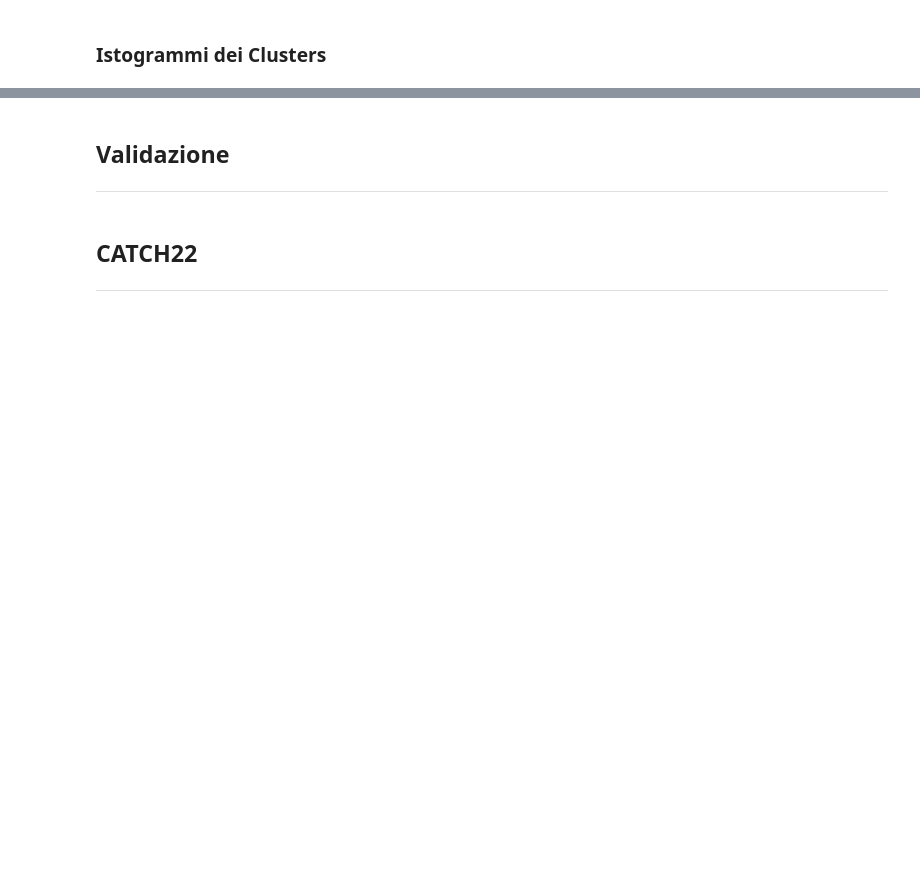
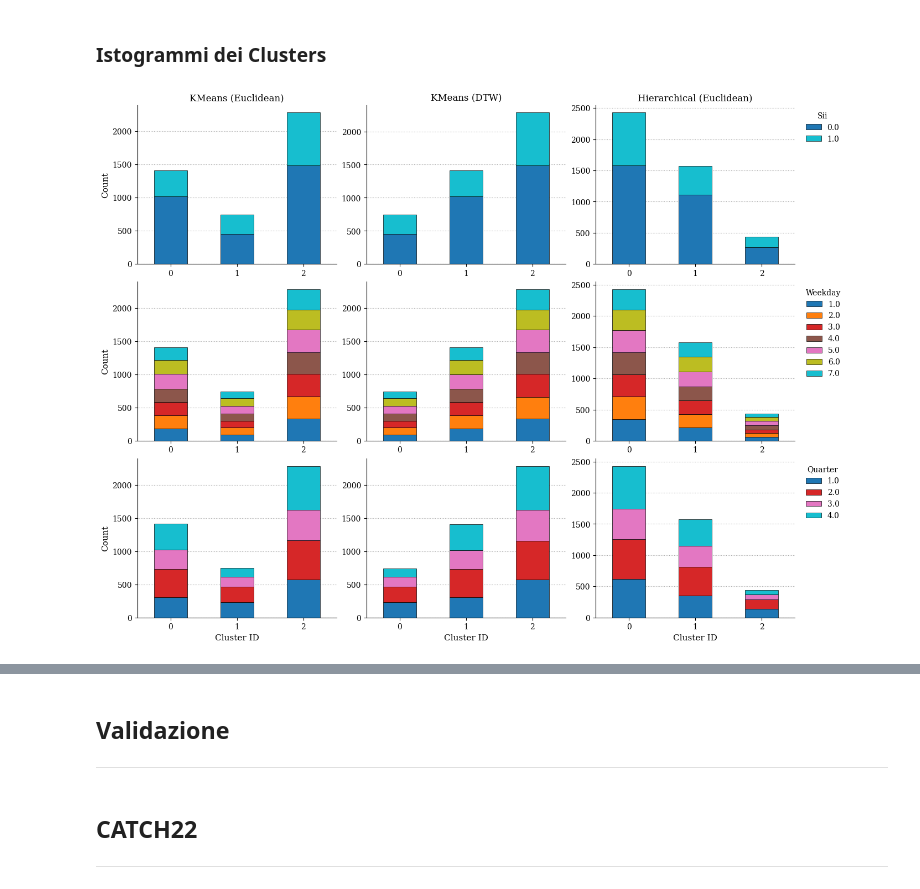
Before and after one commit to alessialaconca/Data_Mining_2_Child_Mind_Institute, a Jupyter notebook: Riccardo/TS_clustering_datasetwise.ipynb, the cells around one changed output, grey strips where cells are left out. Cells and saved outputs as stored; diff of their text form; code cells hidden in the pictures; blank space fills up the shorter version.

```diff
--- a/Riccardo/TS_clustering_datasetwise.ipynb
+++ b/Riccardo/TS_clustering_datasetwise.ipynb
@@ -486,90 +564,105 @@ plt.show()
 # %% [markdown]
 ### Istogrammi dei Clusters
 # %%
+import pandas as pd
+import matplotlib.pyplot as plt
+
+plt.rcParams.update({
+    'font.family': 'serif',
+    'axes.labelsize': 11,
+    'axes.titlesize': 12,
+    'legend.fontsize': 10,
+    'xtick.labelsize': 10,
+    'ytick.labelsize': 10
+})
+
+# Funzione per formattare i nomi delle tecniche
+
+
+def format_technique_name(raw_name):
+    clean = raw_name.replace('labels-', '').replace('labels_', '')
+    mapping = {
+        'kmeans_euclidean': 'KMeans (Euclidean)',
+        'kmeans_dtw': 'KMeans (DTW)',
+        'ger_euclidean': 'Hierarchical (Euclidean)'
+    }
+    return mapping.get(clean, clean.replace('_', ' ').title())
+
+
 n_cols = len(dict_labels)
 
-# Definizione delle variabili da plottare per automatizzare la creazione dei subplots
-# Formato: (Nome Variabile, Dati Reali, Colori/Colormap)
-variabili_plot = [
-    ('Sii', sii_labels, ['#1f77b4', '#ff7f0e']),
+# Definition of variables to plot
+# Palette uniformata a 'tab10' per tutte le variabili
+plot_variables = [
+    ('Sii', sii_labels, 'tab10'),
     ('Weekday', weekday_labels, 'tab10'),
-    ('Quarter', quarter_labels, 'Set2')
+    ('Quarter', quarter_labels, 'tab10')
 ]
 
-# Configurazione della figura (3 righe per le 3 variabili, n_cols colonne per gli algoritmi)
-# Squeeze=False garantisce che axes sia sempre una matrice 2D anche con 1 sola colonna
 fig, axes = plt.subplots(3, n_cols, figsize=(
     4.5 * n_cols, 10), squeeze=False, constrained_layout=True)
-fig.suptitle("Analisi della Distribuzione delle Variabili per Cluster",
-             fontsize=16, fontweight='bold', y=1.05)
+# fig.suptitle("Variable Distribution by Cluster", fontsize=14, y=1.05)
 
-# Generazione della griglia di grafici
-for row_idx, (var_name, var_labels, color_config) in enumerate(variabili_plot):
-    # Utilizzo di dict_labels integro per ripristinare il layout originale
+for row_idx, (var_name, var_labels, color_config) in enumerate(plot_variables):
     for col_idx, (nome_tecnica, labels_cluster) in enumerate(dict_labels.items()):
         ax = axes[row_idx, col_idx]
 
-        # Preparazione dati
         df_plot = pd.DataFrame(
             {'Cluster': labels_cluster, var_name: var_labels})
         crosstab = pd.crosstab(df_plot['Cluster'], df_plot[var_name])
 
-        # Creazione barplot (gestione differenziata tra lista di colori e colormap)
-        if isinstance(color_config, list):
-            crosstab.plot(kind='bar', stacked=True, ax=ax,
-                          color=color_config, legend=False)
-        else:
-            crosstab.plot(kind='bar', stacked=True, ax=ax,
-                          cmap=color_config, legend=False)
+        # Plotting diretto tramite colormap
+        crosstab.plot(kind='bar', stacked=True, ax=ax, cmap=color_config,
+                      legend=False, edgecolor='black', linewidth=0.5)
 
-        # Formattazione professionale del subplot
+        # Formattazione degli assi e della griglia
         ax.spines['top'].set_visible(False)
         ax.spines['right'].set_visible(False)
-        ax.yaxis.grid(True, linestyle='--', alpha=0.6)
-        ax.set_axisbelow(True)  # Assicura che la griglia sia dietro le barre
+        ax.yaxis.grid(True, linestyle=':', alpha=0.7, color='gray')
+        ax.set_axisbelow(True)
 
-        # Gestione Titoli (solo sulla prima riga per non ripetere i nomi degli algoritmi)
         if row_idx == 0:
-            ax.set_title(nome_tecnica, fontsize=12, fontweight='bold')
+            technique_name = format_technique_name(nome_tecnica)
+            ax.set_title(technique_name)
 
-        # Gestione Asse Y (etichetta solo sulla prima colonna per pulizia visiva)
         if col_idx == 0:
-            ax.set_ylabel(f"Elementi ({var_name})", fontsize=11)
+            ax.set_ylabel("Count")
         else:
             ax.set_ylabel("")
 
-        # Gestione Asse X (etichetta solo sull'ultima riga)
         if row_idx == 2:
-            ax.set_xlabel("Cluster ID", fontsize=11)
+            ax.set_xlabel("Cluster ID")
         else:
             ax.set_xlabel("")
 
         ax.tick_params(axis='x', rotation=0)
 
-    # Aggiunta di una singola legenda per riga, posizionata all'esterno dell'ultimo grafico
+    # Legenda singola per riga
     axes[row_idx, -1].legend(title=var_name, bbox_to_anchor=(1.02,
                              1), loc='upper left', frameon=False)
 
 plt.show()
 
-# Calcolo e stampa delle medie per Relative Date
-dict_medie = {}
+# Calcolo medie
+dict_means = {}
 
 for nome_tecnica, labels_cluster in dict_labels.items():
     df_temp = pd.DataFrame({
         'Cluster': labels_cluster,
         'relative_date_PCIAT': relative_date_labels
     })
 
-    # Arrotondamento per formattazione tabellare
-    media_per_cluster = df_temp.groupby(
+    mean_per_cluster = df_temp.groupby(
         'Cluster')['relative_date_PCIAT'].mean().round(3)
-    dict_medie[nome_tecnica] = media_per_cluster
+    technique_name = format_technique_name(nome_tecnica)
+    dict_means[technique_name] = mean_per_cluster
 
-df_medie = pd.DataFrame(dict_medie)
-df_medie.index.name = 'Cluster ID'
+df_means = pd.DataFrame(dict_means)
+df_means.index.name = 'Cluster ID'
 
-print("Medie di 'relative_date_PCIAT' per ogni cluster e algoritmo:")
+print("Mean 'relative_date_PCIAT' by Cluster and Algorithm:")
 print("-" * 60)
-print(df_medie.to_string())
+print(df_means.to_string())
 print("-" * 60)
+# %% [output]
+[figure, added]
```
Also changed, not shown: parts of 6 cells of this notebook, 11 other files.
